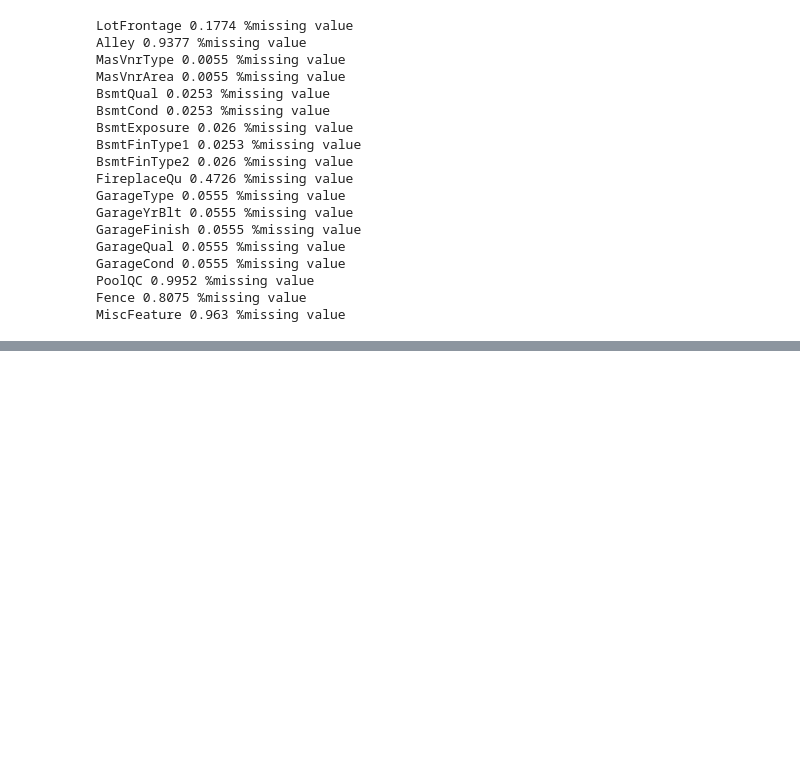
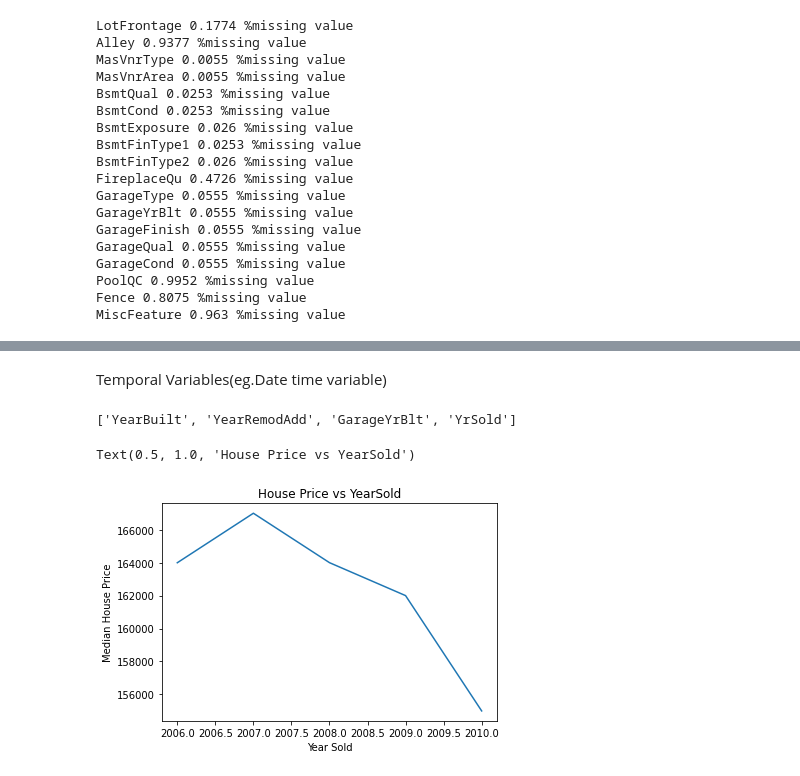
Before and after one commit to fathimajafir/House-pricing-prediction, a Jupyter notebook: Advance_House_pricing_Advanced_Regression_Techniques.ipynb, the cells around one changed output, grey strips where cells are left out. Cells and saved outputs as stored; diff of their text form; code cells hidden in the pictures; blank space fills up the shorter version.

```diff
--- a/Advance_House_pricing_Advanced_Regression_Techniques.ipynb
+++ b/Advance_House_pricing_Advanced_Regression_Techniques.ipynb
@@ -64,0 +104,16 @@ MiscFeature 0.963 %missing value
+# %% [markdown]
+Temporal Variables(eg.Date time variable)
+# %%
+year_feature=[feature for feature in numerical_feature if 'Yr' in feature or 'Year' in feature]
+year_feature
+# %% [output]
+['YearBuilt', 'YearRemodAdd', 'GarageYrBlt', 'YrSold']
+# %%
+#Lets analyze the Temporal Datetime Variables
+df.groupby('YrSold')['SalePrice'].median().plot()
+plt.xlabel('Year Sold')
+plt.ylabel('Median House Price')
+plt.title("House Price vs YearSold")
+# %% [output]
+Text(0.5, 1.0, 'House Price vs YearSold')
+[figure, added]
```
Also changed, not shown: parts of 13 cells of this notebook.
